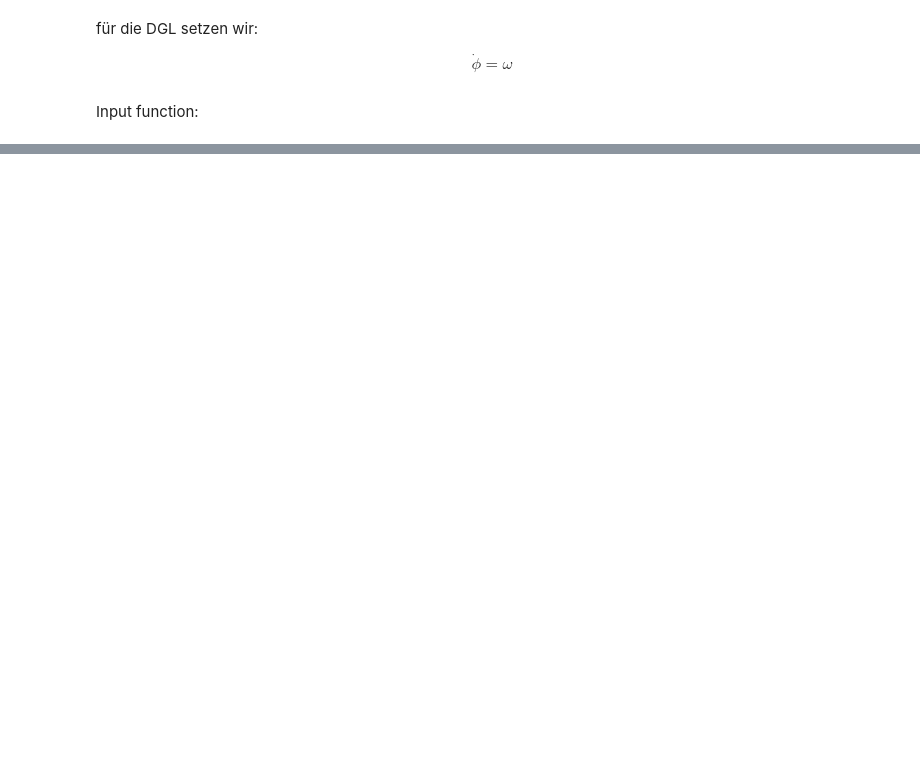
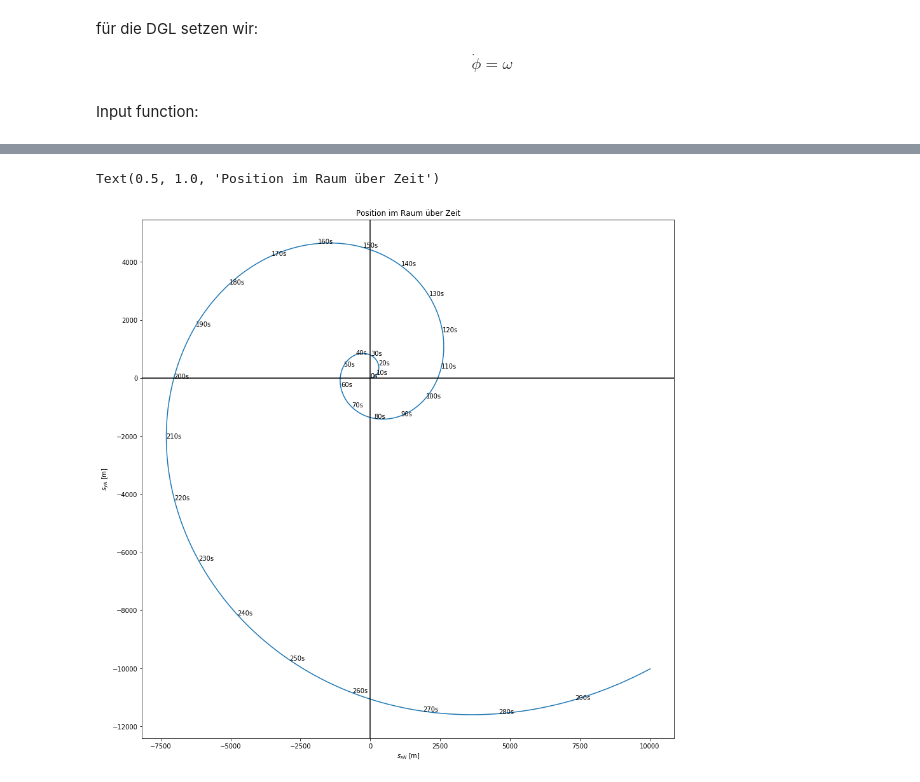
Before and after one commit to kopytjuk/future-mobility, a Jupyter notebook: Lineares Einspurmodell.ipynb, the cells around one changed output, grey strips where cells are left out. Saved outputs shown, nothing was run; the diff lists cells and outputs as text; code cells hidden in the pictures; blank space fills up the shorter version.

```diff
--- a/Lineares Einspurmodell.ipynb
+++ b/Lineares Einspurmodell.ipynb
@@ -54,2 +90,2 @@ initial_state = np.r_[33.3, 0, 0]
 # %%
-integral_range = [0, 30]
+integral_range = [0, t.max()]
@@ -78,0 +96,32 @@ result
+# %%
+def get_position_in_normal_axis(t, v, β, 𝜔):
+    phi = cumtrapz(𝜔, t, initial=0)
+    v_xN, v_yN = np.zeros_like(t), np.zeros_like(t)
+    for i, v_i in enumerate(np.nditer(v)):
+        v_x_i, v_y_i = v_i*np.cos(β[i]), v_i*np.sin(β[i])
+        v_xN[i] = v_x_i*np.cos(phi[i]) + v_y_i*np.sin(-phi[i])
+        v_yN[i] = v_x_i*np.sin(phi[i]) + v_y_i*np.cos(-phi[i])
+    s_xN = cumtrapz(v_xN, t, initial=0)
+    s_yN = cumtrapz(v_yN, t, initial=0)
+    return s_xN, s_yN
+# %%
+v, β, 𝜔 = result.y[0, :], result.y[1, :], result.y[2, :]
+# %%
+s_xN, s_yN = get_position_in_normal_axis(t, v, β, 𝜔)
+# %%
+plt.figure(figsize=(15,15))
+plt.plot(s_xN, s_yN)
+for sec in range(0, T_sim, 10):
+    j = np.argmax(t>sec)
+    plt.text(s_xN[j], s_yN[j], "%ds" % sec)
+plt.xlabel("$s_{xN}$ [m]")
+plt.ylabel("$s_{yN}$ [m]")
+smax = max(s_xN.max(), s_yN.max())
+#plt.xlim([-smax*0.1, smax])
+#plt.ylim([-smax*0.1, smax])
+plt.axhline(0, color="k")
+plt.axvline(0, color="k")
+plt.title("Position im Raum über Zeit")
+# %% [output]
+Text(0.5, 1.0, 'Position im Raum über Zeit')
+[figure, added]
```
Also changed, not shown: parts of 16 cells of this notebook.
